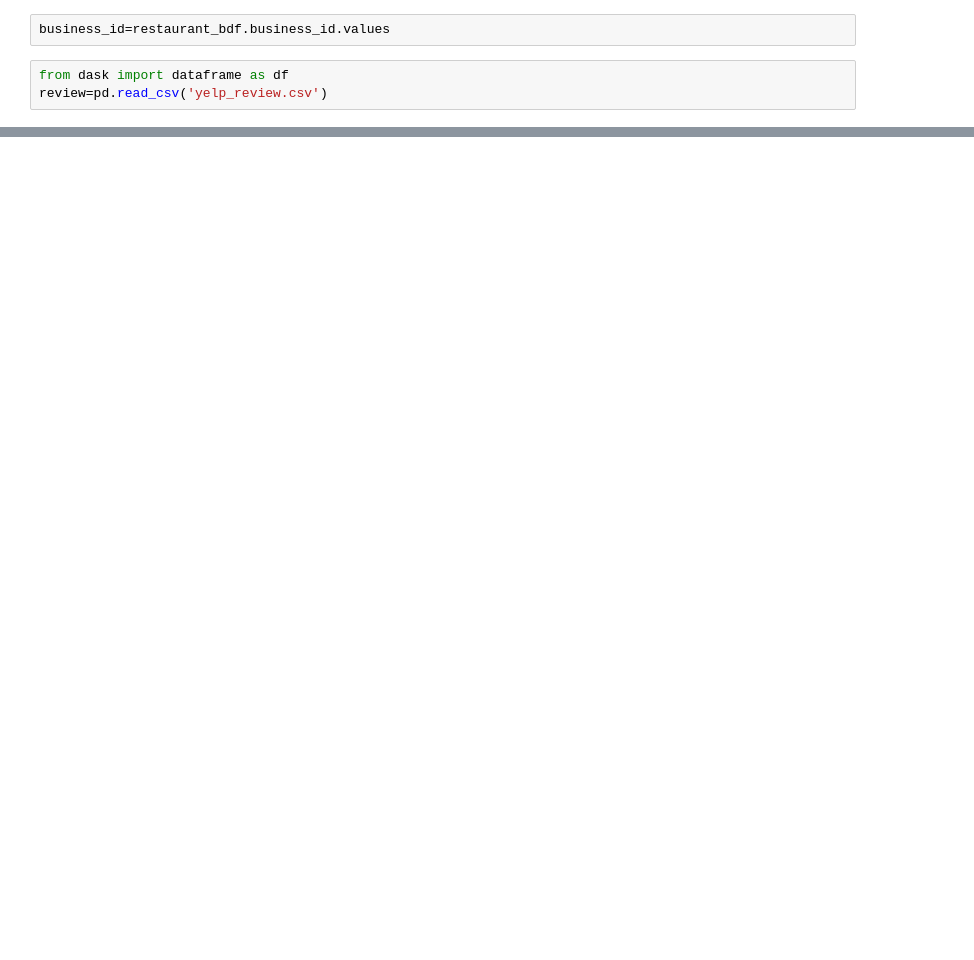
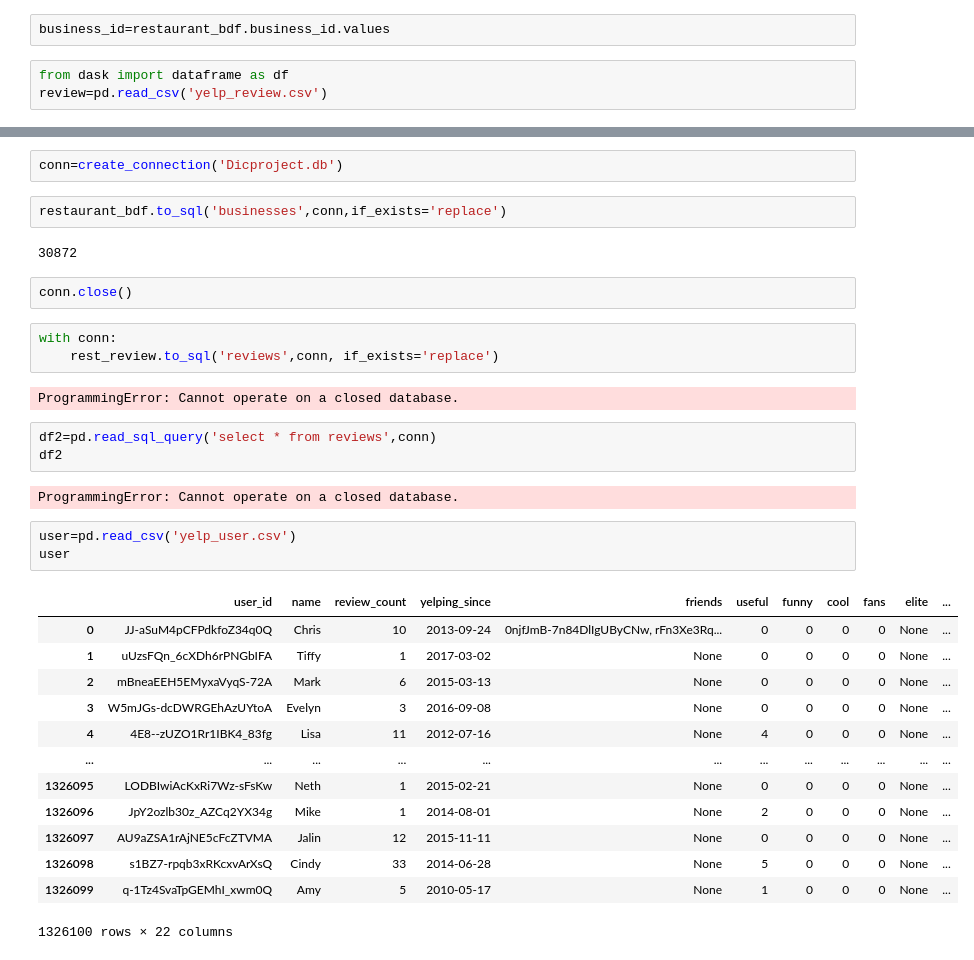
Before and after one commit to prashantgodhwani/CSE_587_DIC_Project, a Jupyter notebook: dic_project.ipynb, the cells around one changed output, grey strips where cells are left out. Cells and saved outputs as stored; diff of their text form; blank space fills up the shorter version.

```diff
--- a/dic_project.ipynb
+++ b/dic_project.ipynb
@@ -377,0 +360,35 @@ KeyboardInterrupt:
+# %%
+conn=create_connection('Dicproject.db')
+# %%
+restaurant_bdf.to_sql('businesses',conn,if_exists='replace')
+# %% [output]
+30872
+# %%
+conn.close()
+# %%
+with conn:
+    rest_review.to_sql('reviews',conn, if_exists='replace')
+# %% [output]
+ProgrammingError: Cannot operate on a closed database.
+# %%
+df2=pd.read_sql_query('select * from reviews',conn)
+df2
+# %% [output]
+ProgrammingError: Cannot operate on a closed database.
+# %%
+user=pd.read_csv('yelp_user.csv')
+user
+# %% [output]
+|  | user_id | name | review_count | yelping_since | friends | useful | funny | cool | fans | elite | ... |
+| 0 | JJ-aSuM4pCFPdkfoZ34q0Q | Chris | 10 | 2013-09-24 | 0njfJmB-7n84DlIgUByCNw, rFn3Xe3Rq... | 0 | 0 | 0 | 0 | None | ... |
+| 1 | uUzsFQn_6cXDh6rPNGbIFA | Tiffy | 1 | 2017-03-02 | None | 0 | 0 | 0 | 0 | None | ... |
+| 2 | mBneaEEH5EMyxaVyqS-72A | Mark | 6 | 2015-03-13 | None | 0 | 0 | 0 | 0 | None | ... |
+| 3 | W5mJGs-dcDWRGEhAzUYtoA | Evelyn | 3 | 2016-09-08 | None | 0 | 0 | 0 | 0 | None | ... |
+| 4 | 4E8--zUZO1Rr1IBK4_83fg | Lisa | 11 | 2012-07-16 | None | 4 | 0 | 0 | 0 | None | ... |
+| ... | ... | ... | ... | ... | ... | ... | ... | ... | ... | ... | ... |
+| 1326095 | LODBIwiAcKxRi7Wz-sFsKw | Neth | 1 | 2015-02-21 | None | 0 | 0 | 0 | 0 | None | ... |
+| 1326096 | JpY2ozlb30z_AZCq2YX34g | Mike | 1 | 2014-08-01 | None | 2 | 0 | 0 | 0 | None | ... |
+| 1326097 | AU9aZSA1rAjNE5cFcZTVMA | Jalin | 12 | 2015-11-11 | None | 0 | 0 | 0 | 0 | None | ... |
+| 1326098 | s1BZ7-rpqb3xRKcxvArXsQ | Cindy | 33 | 2014-06-28 | None | 5 | 0 | 0 | 0 | None | ... |
+| 1326099 | q-1Tz4SvaTpGEMhI_xwm0Q | Amy | 5 | 2010-05-17 | None | 1 | 0 | 0 | 0 | None | ... |
+1326100 rows × 22 columns
```
Also changed, not shown: parts of 34 cells of this notebook.
